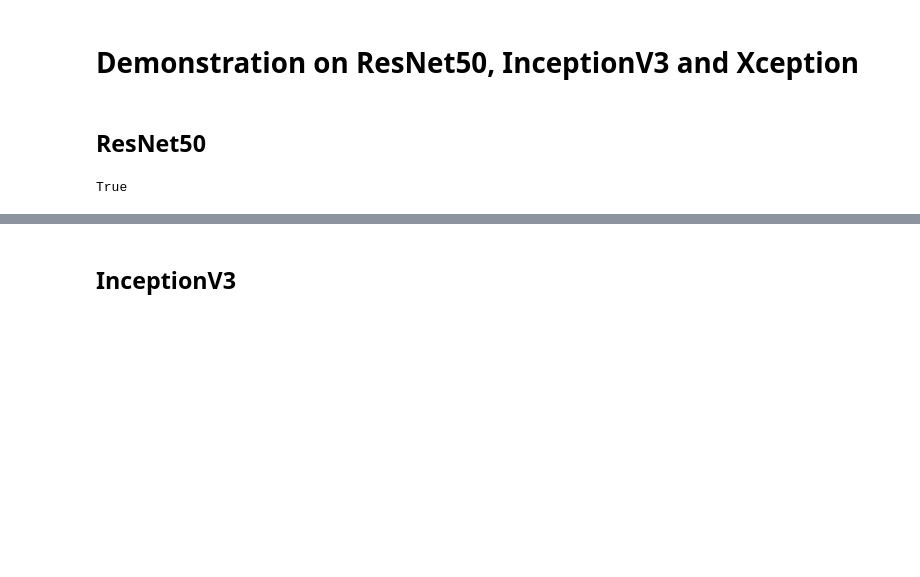
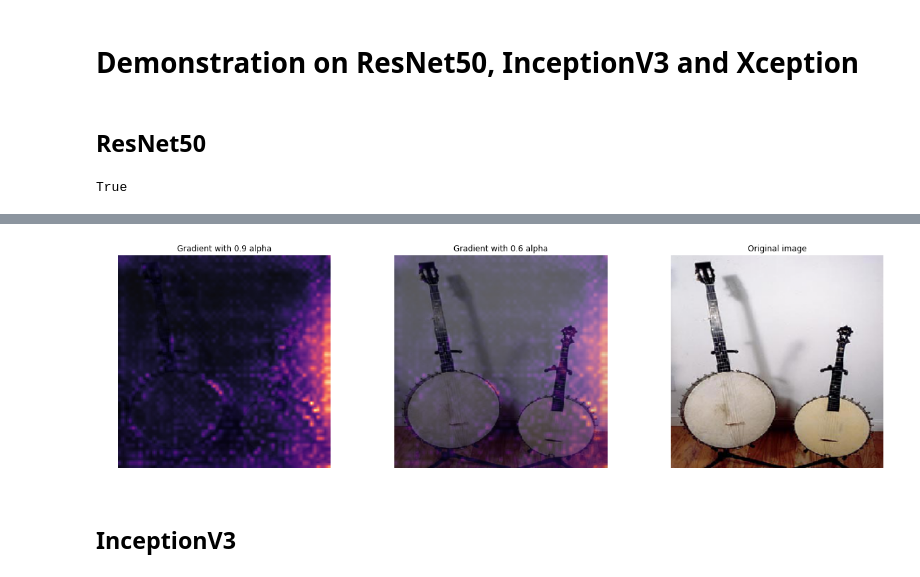
Before and after one commit to kjczarne/eager_gradcam_tf, a Jupyter notebook: 5_ResNet50, Xception, InceptionV3.ipynb, the cells around one changed output, grey strips where cells are left out. Cells and saved outputs as stored; diff of their text form; code cells hidden in the pictures; blank space fills up the shorter version.

```diff
--- a/5_ResNet50, Xception, InceptionV3.ipynb
+++ b/5_ResNet50, Xception, InceptionV3.ipynb
@@ -24,3 +24,7 @@ eager_gradcam.grad_cam('images/cleaver.jpg', model, (244,244))
+# %%
+eager_gradcam.grad_cam('images/banjo.jpg', model, (244,244))
+# %% [output]
+[figure, added]
 # %% [markdown]
 ## InceptionV3
 # %%
```
Also changed, not shown: parts of 5 cells of this notebook, 1 other file.
